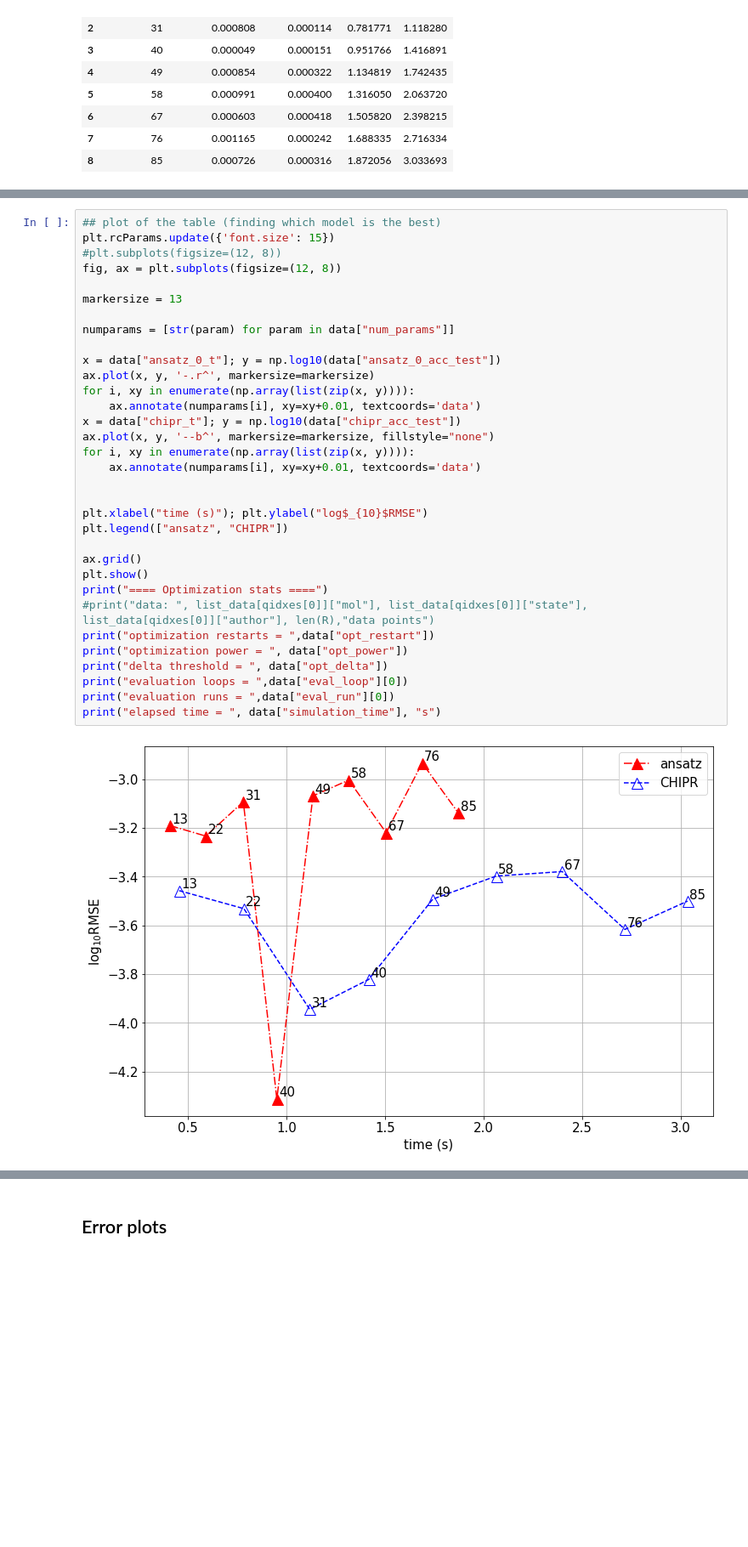
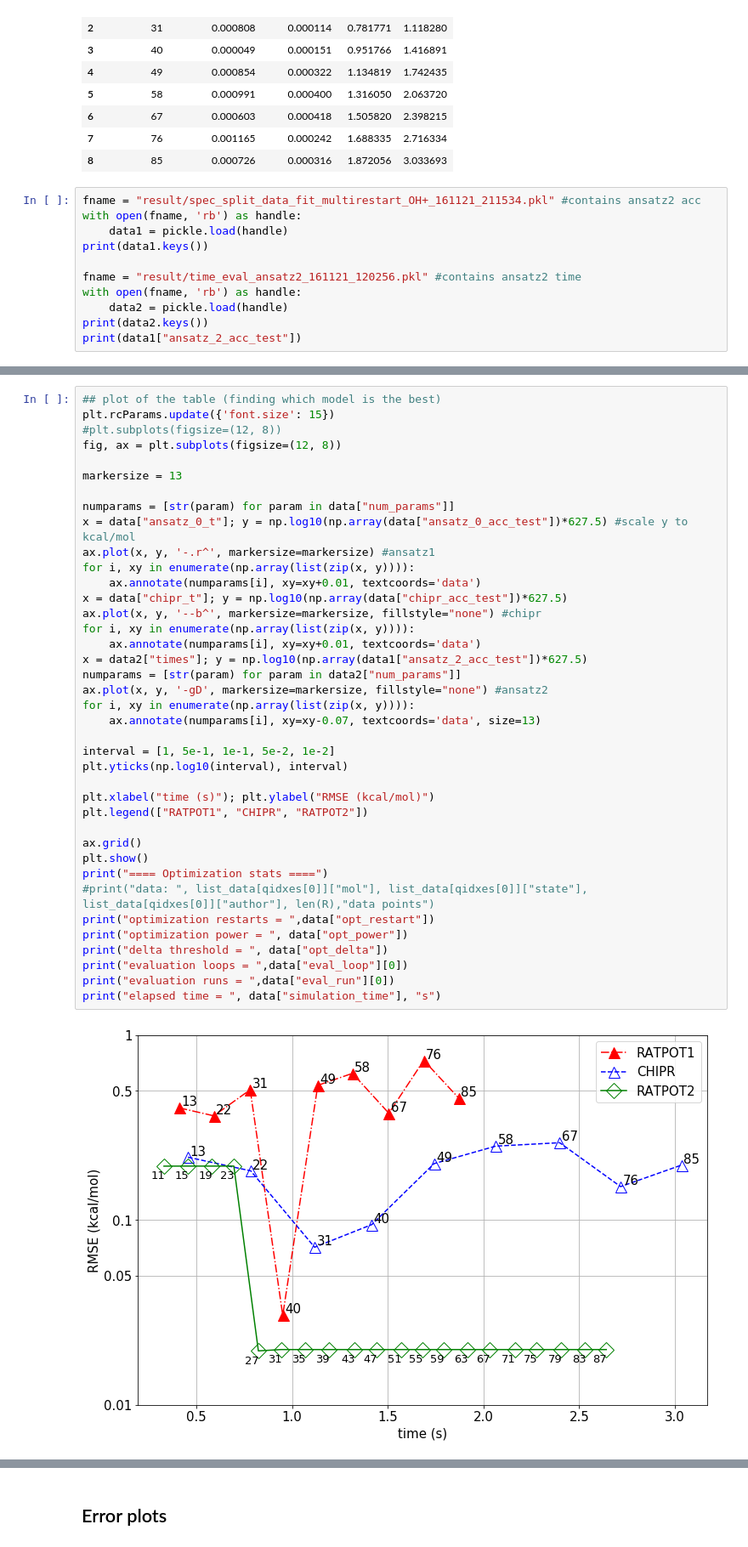
Before and after one commit to berylgithub/pes, a Jupyter notebook: PES_visu.ipynb, the cells around one changed output, grey strips where cells are left out. Shown at 85% size. Saved outputs shown, nothing was run; the diff lists cells and outputs as text; blank space fills up the shorter version.

Commit message:
added RATPOT2 visu

```diff
--- a/PES_visu.ipynb
+++ b/PES_visu.ipynb
@@ -45,3 +45,14 @@ display
 | 6 | 67 | 0.000603 | 0.000418 | 1.505820 | 2.398215 |
 | 7 | 76 | 0.001165 | 0.000242 | 1.688335 | 2.716334 |
 | 8 | 85 | 0.000726 | 0.000316 | 1.872056 | 3.033693 |
+# %%
+fname = "result/spec_split_data_fit_multirestart_OH+_161121_211534.pkl" #contains ansatz2 acc
+with open(fname, 'rb') as handle:
+    data1 = pickle.load(handle)
+print(data1.keys())
+
+fname = "result/time_eval_ansatz2_161121_120256.pkl" #contains ansatz2 time
+with open(fname, 'rb') as handle:
+    data2 = pickle.load(handle)
+print(data2.keys())
+print(data1["ansatz_2_acc_test"])
@@ -48,38 +63,44 @@ display
 # %%
 ## plot of the table (finding which model is the best)
 plt.rcParams.update({'font.size': 15})
 #plt.subplots(figsize=(12, 8))
 fig, ax = plt.subplots(figsize=(12, 8))
 
 markersize = 13
 
 numparams = [str(param) for param in data["num_params"]]
-
-x = data["ansatz_0_t"]; y = np.log10(data["ansatz_0_acc_test"])
-ax.plot(x, y, '-.r^', markersize=markersize)
+x = data["ansatz_0_t"]; y = np.log10(np.array(data["ansatz_0_acc_test"])*627.5) #scale y to kcal/mol
+ax.plot(x, y, '-.r^', markersize=markersize) #ansatz1
 for i, xy in enumerate(np.array(list(zip(x, y)))):
     ax.annotate(numparams[i], xy=xy+0.01, textcoords='data')
-x = data["chipr_t"]; y = np.log10(data["chipr_acc_test"])
-ax.plot(x, y, '--b^', markersize=markersize, fillstyle="none")
+x = data["chipr_t"]; y = np.log10(np.array(data["chipr_acc_test"])*627.5)
+ax.plot(x, y, '--b^', markersize=markersize, fillstyle="none") #chipr
 for i, xy in enumerate(np.array(list(zip(x, y)))):
     ax.annotate(numparams[i], xy=xy+0.01, textcoords='data')
+x = data2["times"]; y = np.log10(np.array(data1["ansatz_2_acc_test"])*627.5)
+numparams = [str(param) for param in data2["num_params"]]
+ax.plot(x, y, '-gD', markersize=markersize, fillstyle="none") #ansatz2
+for i, xy in enumerate(np.array(list(zip(x, y)))):
+    ax.annotate(numparams[i], xy=xy-0.07, textcoords='data', size=13)
 
+interval = [1, 5e-1, 1e-1, 5e-2, 1e-2]
+plt.yticks(np.log10(interval), interval)
 
-plt.xlabel("time (s)"); plt.ylabel("log$_{10}$RMSE")
-plt.legend(["ansatz", "CHIPR"])
+plt.xlabel("time (s)"); plt.ylabel("RMSE (kcal/mol)")
+plt.legend(["RATPOT1", "CHIPR", "RATPOT2"])
 
 ax.grid()
 plt.show()
 print("==== Optimization stats ====")
 #print("data: ", list_data[qidxes[0]]["mol"], list_data[qidxes[0]]["state"], list_data[qidxes[0]]["author"], len(R),"data points")
 print("optimization restarts = ",data["opt_restart"])
 print("optimization power = ", data["opt_power"])
 print("delta threshold = ", data["opt_delta"])
 print("evaluation loops = ",data["eval_loop"][0])
 print("evaluation runs = ",data["eval_run"][0])
 print("elapsed time = ", data["simulation_time"], "s")
 # %% [output]
-[figure, old version]
+[figure, new version]
 ==== Optimization stats ====
 optimization restarts =  10
 optimization power =  3
```
Also changed, not shown: parts of 7 cells of this notebook.
